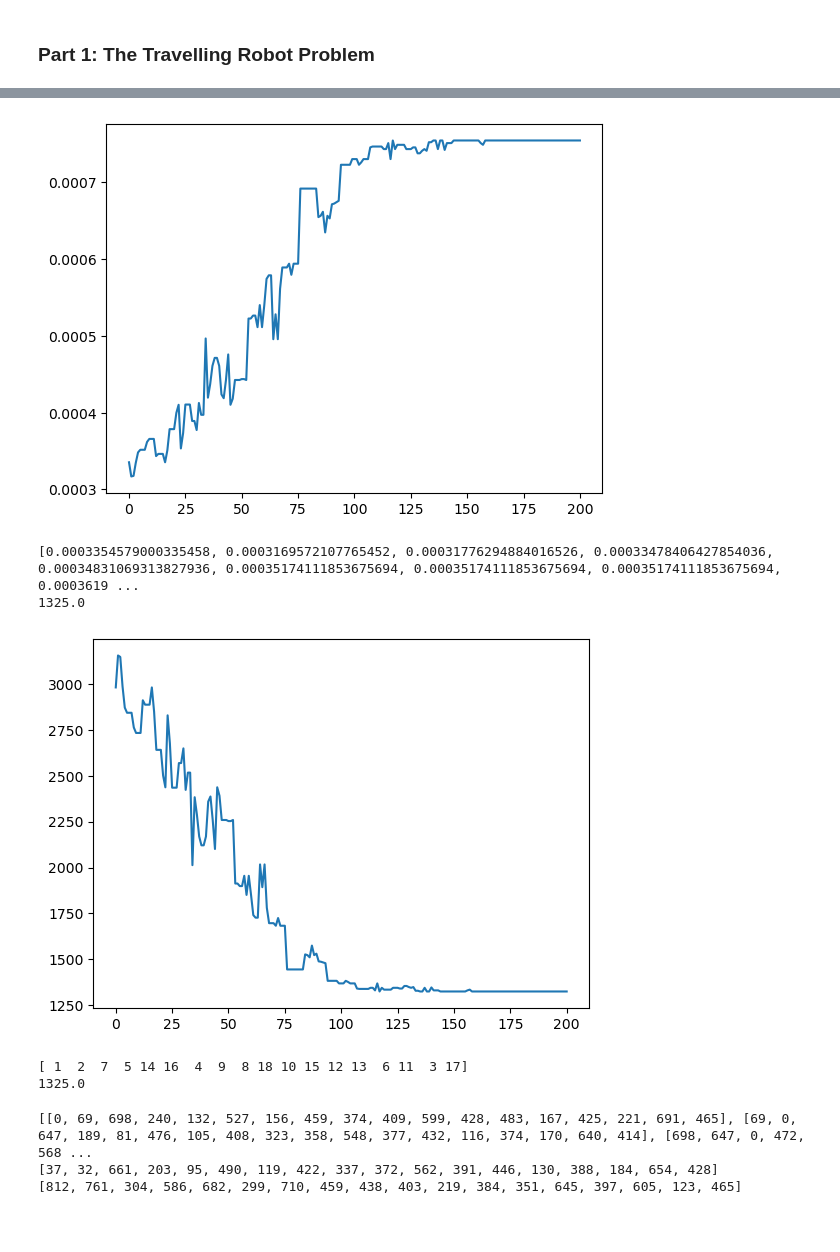
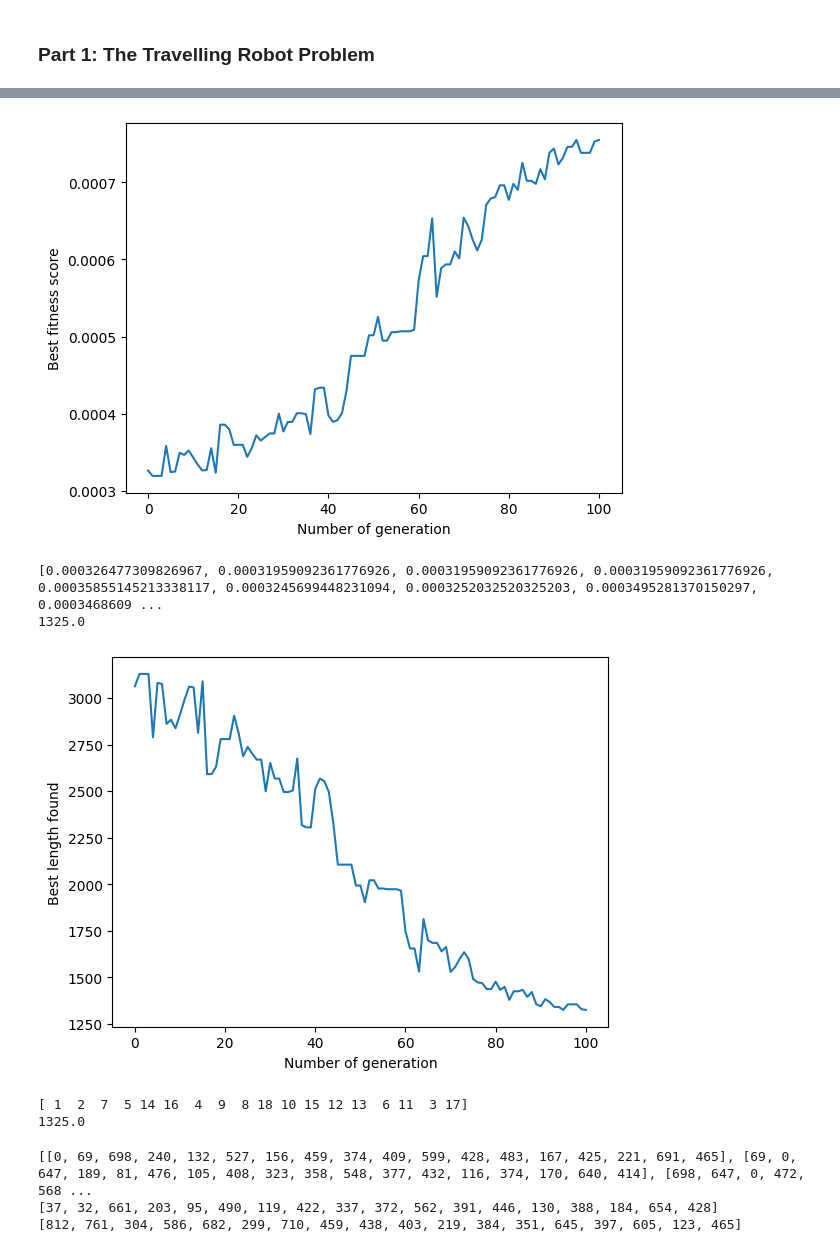
Before and after one commit to Howieboss02/Computational-Intelligence-ACO-ANN, a Jupyter notebook: Assignment_2/src/Main.ipynb, the cells around one changed output, grey strips where cells are left out. Saved outputs shown, nothing was run; the diff lists cells and outputs as text; code cells hidden in the pictures; blank space fills up the shorter version.

Commit message:
name plots axis

```diff
--- a/Assignment_2/src/Main.ipynb
+++ b/Assignment_2/src/Main.ipynb
@@ -11,9 +11,9 @@ from TSPData import TSPData
 # %%
 # Please keep your parameters for the Genetic Algorithm easily changeable here
 population_size = 2000
-generations = 200
-mutation_rate = 0.1
-crossover_probability = 0.6
+generations = 100
+mutation_rate = 0.01
+crossover_probability = 0.7
 persist_file = "./../data/optimal_tsp"
 
 # Setup optimization
@@ -55,22 +57,26 @@ plt.show()
 # %%
 plt.plot(ga.best_route_across_generation)
+plt.xlabel("Number of generation")
+plt.ylabel("Best fitness score")
 plt.show()
 # %% [output]
-[figure, old version]
+[figure, new version]
 # %%
 best = ga.population.take_best_chromosome()
 print(ga.best_route_across_generation)
 print(1.0 / np.max(ga.best_route_across_generation))
 scores = np.array(ga.best_route_across_generation)
 scores = 1.0 / scores
 plt.plot(scores)
+plt.xlabel("Number of generation")
+plt.ylabel("Best length found")
 plt.show()
 print(best.get_products())
 print(1.0 / best.get_score())
 # %% [output]
-[0.0003354579000335458, 0.0003169572107765452, 0.00031776294884016526, 0.00033478406427854036, 0.00034831069313827936, 0.00035174111853675694, 0.00035174111853675694, 0.00035174111853675694, 0.0003619 ...
+[0.000326477309826967, 0.00031959092361776926, 0.00031959092361776926, 0.00031959092361776926, 0.00035855145213338117, 0.0003245699448231094, 0.0003252032520325203, 0.0003495281370150297, 0.0003468609 ...
 1325.0
-[figure, old version]
+[figure, new version]
 [ 1  2  7  5 14 16  4  9  8 18 10 15 12 13  6 11  3 17]
 1325.0
 # %%
```
Also changed, not shown: parts of 5 cells of this notebook.
